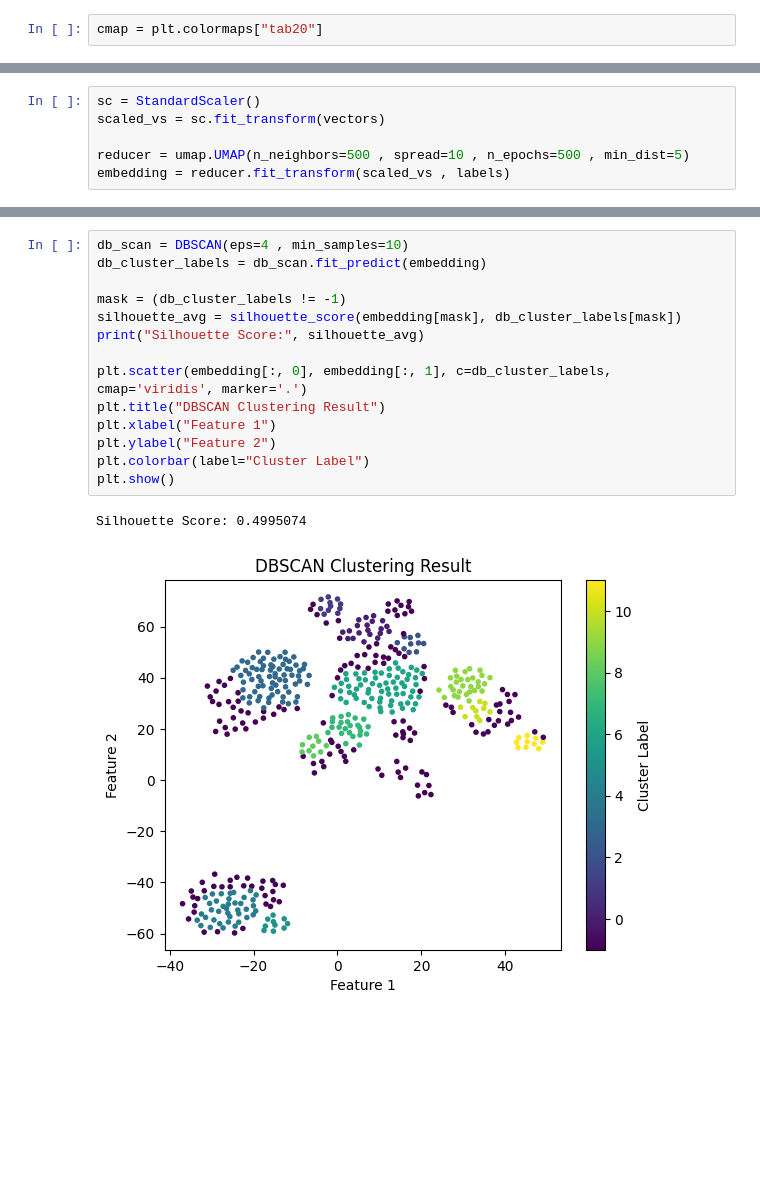
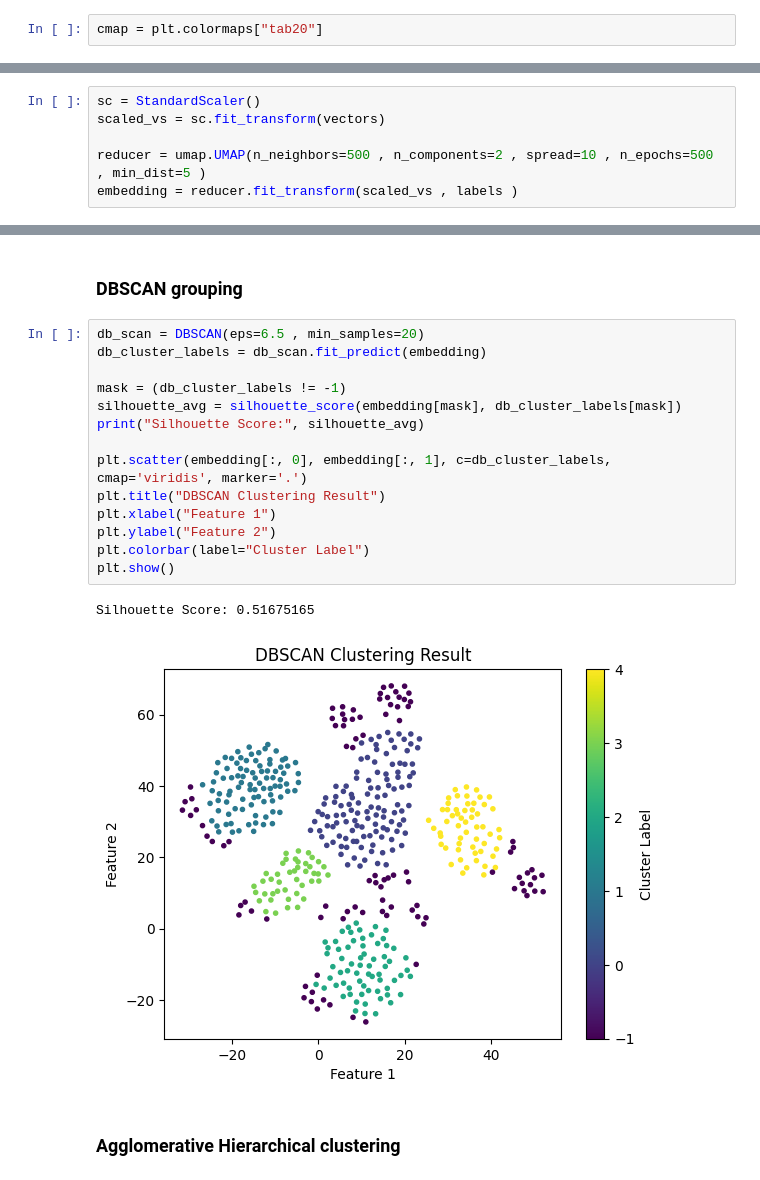
Before and after one commit to sbhardwajgrid/graph-DL, a Jupyter notebook: notebooks/xai.ipynb, the cells around one changed output, grey strips where cells are left out. Drawn from its saved outputs; the diff is of its cells as text; blank space fills up the shorter version.

```diff
--- a/notebooks/xai.ipynb
+++ b/notebooks/xai.ipynb
@@ -164,5 +188,5 @@ cmap = plt.colormaps["tab20"]
 sc = StandardScaler()
 scaled_vs = sc.fit_transform(vectors)
 
-reducer = umap.UMAP(n_neighbors=500 , spread=10 , n_epochs=500 , min_dist=5)
-embedding = reducer.fit_transform(scaled_vs , labels)
+reducer = umap.UMAP(n_neighbors=500 , n_components=2 , spread=10 , n_epochs=500 , min_dist=5 )
+embedding = reducer.fit_transform(scaled_vs , labels )
@@ -201,20 +229,24 @@ Silhouette Score: 0.5056025
+# %% [markdown]
+### DBSCAN grouping
 # %%
-db_scan = DBSCAN(eps=4 , min_samples=10)
+db_scan = DBSCAN(eps=6.5 , min_samples=20)
 db_cluster_labels = db_scan.fit_predict(embedding)
 
 mask = (db_cluster_labels != -1)
 silhouette_avg = silhouette_score(embedding[mask], db_cluster_labels[mask])
 print("Silhouette Score:", silhouette_avg)
 
 plt.scatter(embedding[:, 0], embedding[:, 1], c=db_cluster_labels, cmap='viridis', marker='.')
 plt.title("DBSCAN Clustering Result")
 plt.xlabel("Feature 1")
 plt.ylabel("Feature 2")
 plt.colorbar(label="Cluster Label")
 plt.show()
 # %% [output]
-Silhouette Score: 0.4995074
+Silhouette Score: 0.51675165
-[figure, old version]
+[figure, new version]
+# %% [markdown]
+### Agglomerative Hierarchical clustering
 # %%
 agglomerative = AgglomerativeClustering(n_clusters=np.unique(labels).shape[0])
 
```
Also changed, not shown: parts of 25 cells of this notebook, 13 other files.
